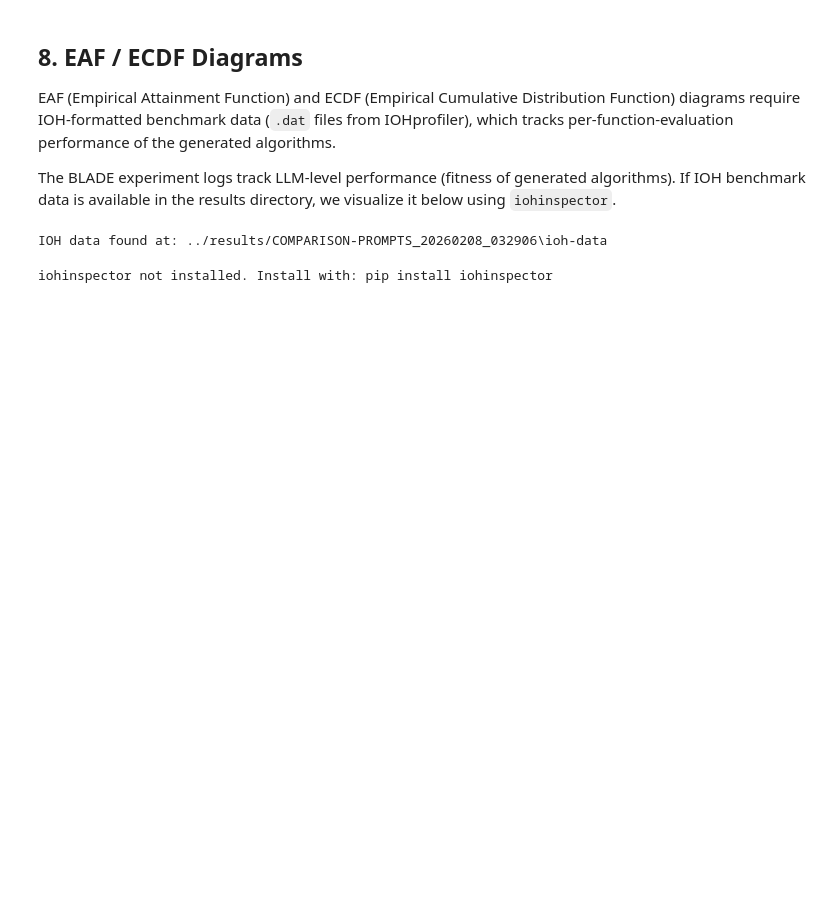
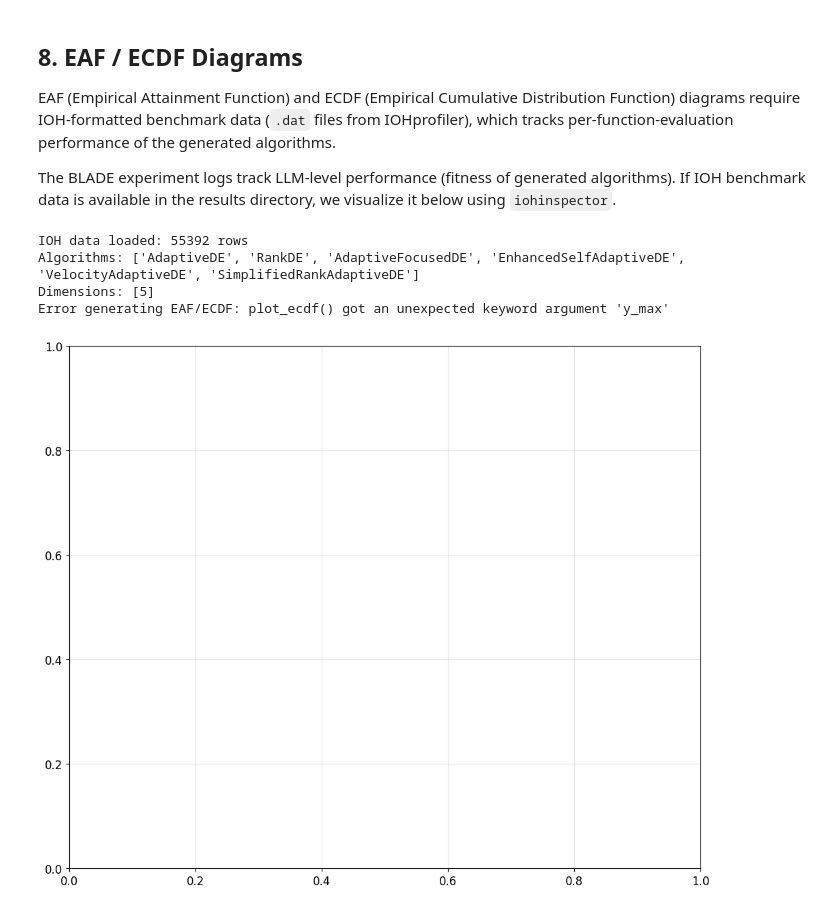
Before and after one commit to RigelKukoy/WORKING-GA-LLAMEA, a Jupyter notebook: examples/visualize_comparison_prompts.ipynb, the cells around one changed output. Saved outputs shown, nothing was run; the diff lists cells and outputs as text; code cells hidden in the pictures; blank space fills up the shorter version.

```diff
--- a/examples/visualize_comparison_prompts.ipynb
+++ b/examples/visualize_comparison_prompts.ipynb
@@ -516,8 +513,7 @@ The BLADE experiment logs track LLM-level performance (fitness of generated algo
 ioh_data_available = False
 ioh_dirs_to_check = [
     os.path.join(EXPERIMENT_DIR, 'ioh-data'),
-    os.path.join(EXPERIMENT_DIR, '..', 'ioh-MABBOB'),
-    os.path.join(EXPERIMENT_DIR, '..', 'ioh-data'),
+    os.path.join(EXPERIMENT_DIR, 'ioh_data'),
 ]
 
 ioh_data_dir = None
@@ -535,8 +531,6 @@ else:
     print('\nChecked directories:')
     for d in ioh_dirs_to_check:
         print(f'  - {os.path.abspath(d)} (exists: {os.path.isdir(d)})')
-# %% [output]
-IOH data found at: ../results/COMPARISON-PROMPTS_20260208_032906\ioh-data
 # %%
 # If IOH data is available, generate ECDF and EAF plots
 if ioh_data_available:
@@ -549,35 +543,39 @@ if ioh_data_available:
         manager.add_folder(ioh_data_dir)
         df_ioh = manager.load(monotonic=True, include_meta_data=True)
 
         print(f'IOH data loaded: {len(df_ioh)} rows')
         print(f'Algorithms: {df_ioh["algorithm_name"].unique().to_list()}')
         print(f'Dimensions: {df_ioh["dimension"].unique().to_list()}')
 
         # ECDF plot for dimension 5
         fig, ax = plt.subplots(1, 1, figsize=(12, 10))
-        _ = iohinspector.plot.plot_ecdf(
+        _ = iohinspector.plot_ecdf(
             df_ioh.filter(pl.col('dimension') == 5),
             y_max=100, y_min=1e-8, ax=ax, scale_xlog=True
         )
-        ax.set_title('ECDF — COMPARISON-PROMPTS (dim=5)')
+        ax.set_title('ECDF — COMBINED COMPARISON-PROMPTS (dim=5)')
         plt.tight_layout()
         plt.show()
 
         # EAF transformation and AOCC
-        df_eaf = iohinspector.metrics.transform_fval(df_ioh, 1e-8, 1e2)
-        aocc = iohinspector.metrics.get_aocc(
+        df_eaf = iohinspector.transform_fval(df_ioh, 1e-8, 1e2)
+        aocc = iohinspector.get_aocc(
             df_eaf.filter(pl.col('dimension') == 5),
             10000,
             group_cols=['algorithm_name']
         )
         print('\nAOCC per algorithm (dim=5):')
         print(aocc)
 
     except ImportError:
         print('iohinspector not installed. Install with: pip install iohinspector')
     except Exception as e:
         print(f'Error generating EAF/ECDF: {e}')
 else:
     print('Skipping EAF/ECDF — no IOH data available.')
 # %% [output]
-iohinspector not installed. Install with: pip install iohinspector
+IOH data loaded: 55392 rows
+Algorithms: ['AdaptiveDE', 'RankDE', 'AdaptiveFocusedDE', 'EnhancedSelfAdaptiveDE', 'VelocityAdaptiveDE', 'SimplifiedRankAdaptiveDE']
+Dimensions: [5]
+Error generating EAF/ECDF: plot_ecdf() got an unexpected keyword argument 'y_max'
+[figure, added]
```
Also changed, not shown: parts of 16 cells of this notebook, 12 other files.
